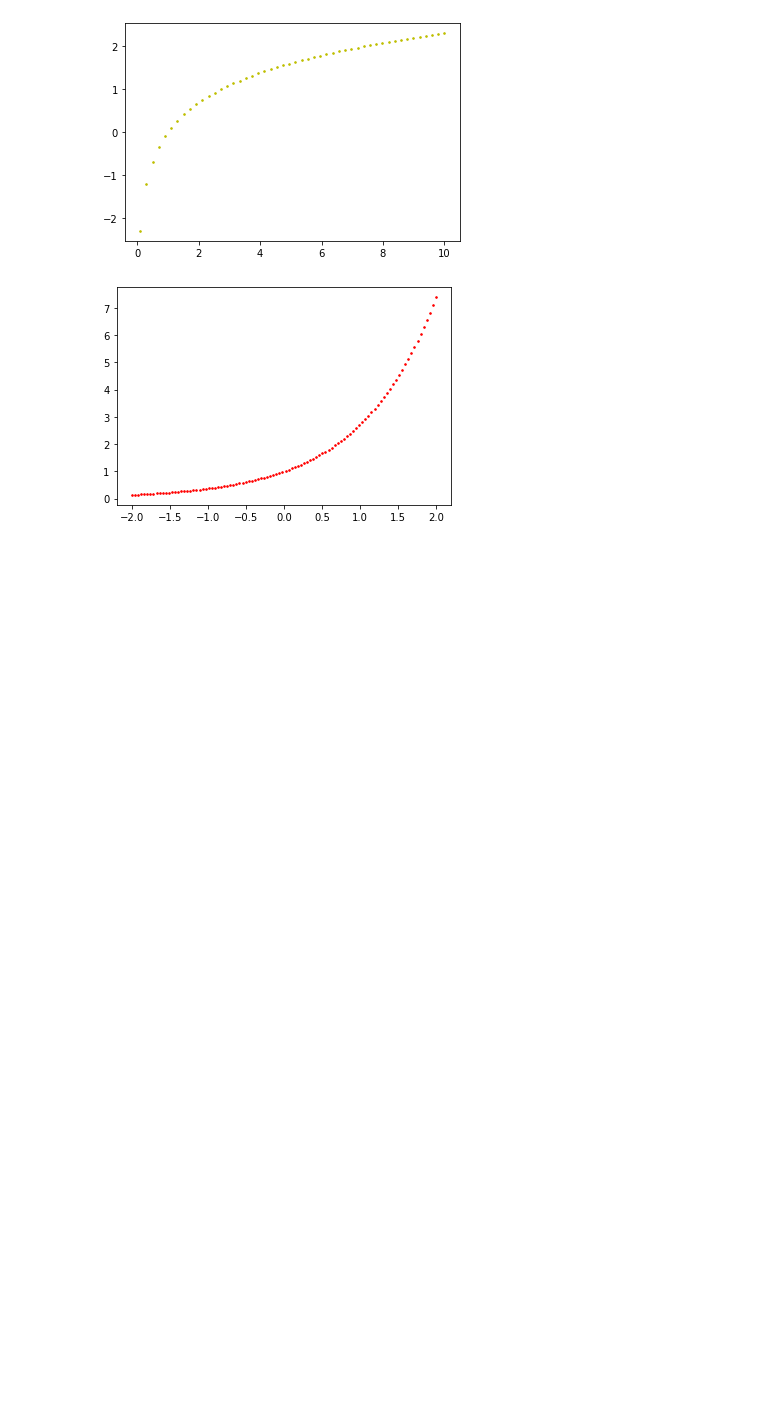
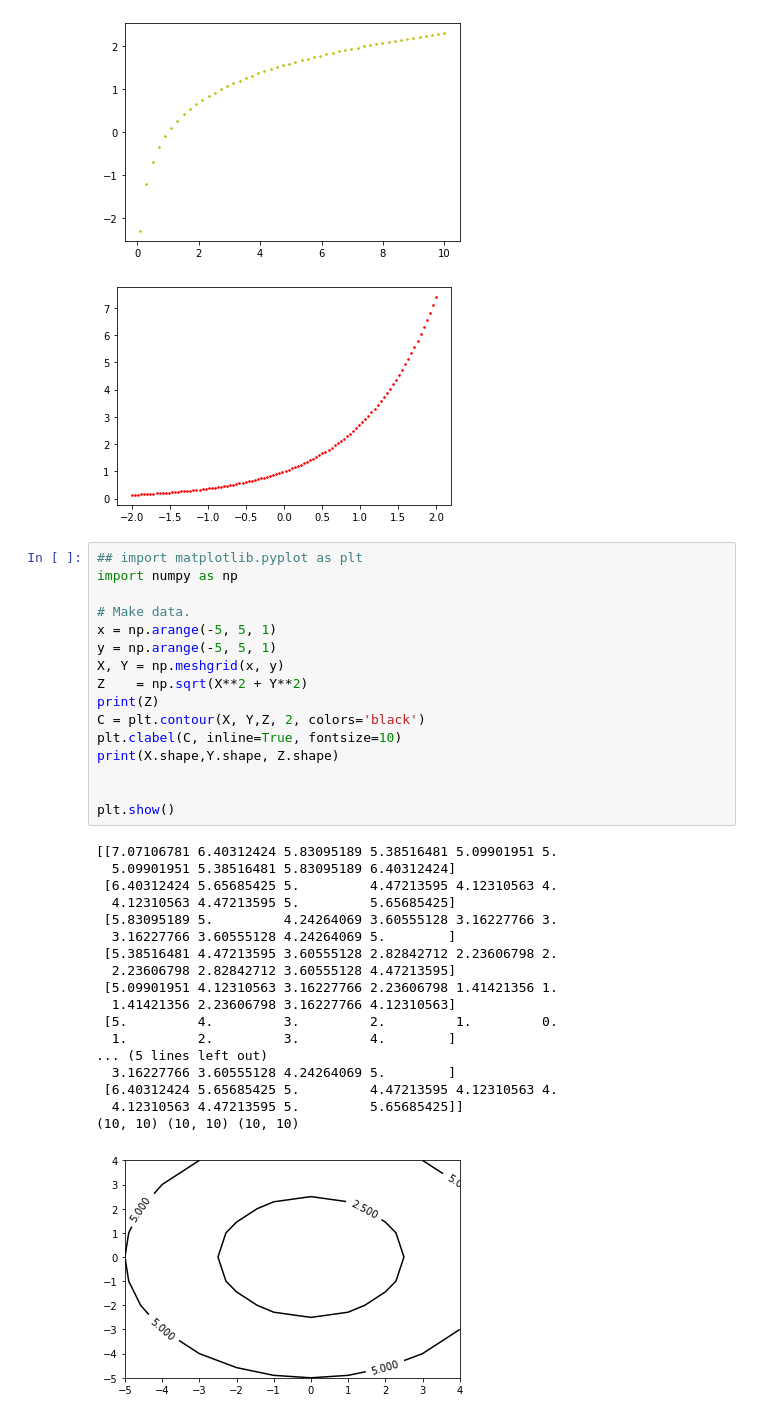
Before and after one commit to liucw2012/leostudy, a Jupyter notebook: LeoCaseStudy.ipynb, the cells around one changed output. Cells and saved outputs as stored; diff of their text form; blank space fills up the shorter version.

```diff
--- a/LeoCaseStudy.ipynb
+++ b/LeoCaseStudy.ipynb
@@ -905,3 +929,38 @@ plt.show()
 # %% [output]
 [figure]
 [figure]
+# %%
+## import matplotlib.pyplot as plt
+import numpy as np
+
+# Make data.
+x = np.arange(-5, 5, 1)
+y = np.arange(-5, 5, 1)
+X, Y = np.meshgrid(x, y)
+Z    = np.sqrt(X**2 + Y**2)
+print(Z)
+C = plt.contour(X, Y,Z, 2, colors='black')
+plt.clabel(C, inline=True, fontsize=10)
+print(X.shape,Y.shape, Z.shape)
+
+
+plt.show()
+# %% [output]
+[[7.07106781 6.40312424 5.83095189 5.38516481 5.09901951 5.
+  5.09901951 5.38516481 5.83095189 6.40312424]
+ [6.40312424 5.65685425 5.         4.47213595 4.12310563 4.
+  4.12310563 4.47213595 5.         5.65685425]
+ [5.83095189 5.         4.24264069 3.60555128 3.16227766 3.
+  3.16227766 3.60555128 4.24264069 5.        ]
+ [5.38516481 4.47213595 3.60555128 2.82842712 2.23606798 2.
+  2.23606798 2.82842712 3.60555128 4.47213595]
+ [5.09901951 4.12310563 3.16227766 2.23606798 1.41421356 1.
+  1.41421356 2.23606798 3.16227766 4.12310563]
+ [5.         4.         3.         2.         1.         0.
+  1.         2.         3.         4.        ]
+... (5 lines left out)
+  3.16227766 3.60555128 4.24264069 5.        ]
+ [6.40312424 5.65685425 5.         4.47213595 4.12310563 4.
+  4.12310563 4.47213595 5.         5.65685425]]
+(10, 10) (10, 10) (10, 10)
+[figure, added]
```
Also changed, not shown: parts of 2 cells of this notebook, 8 other files.
